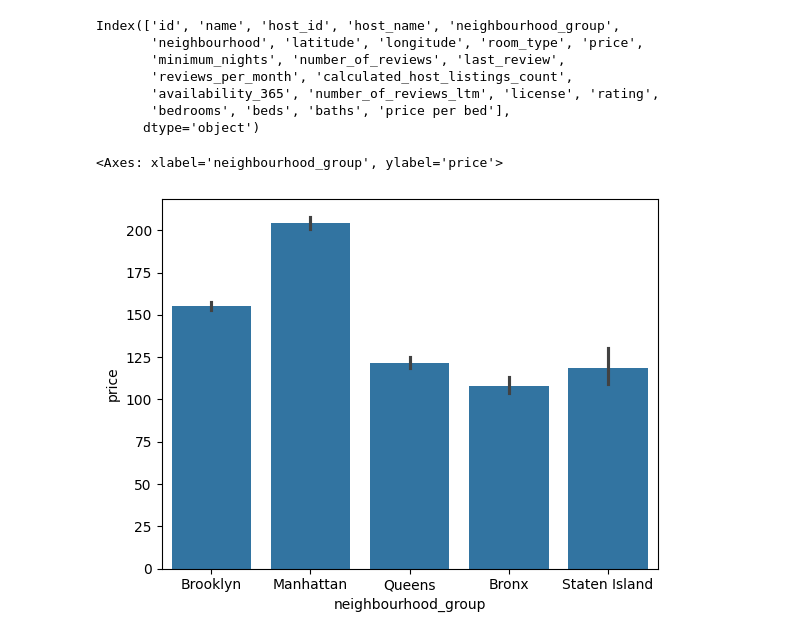
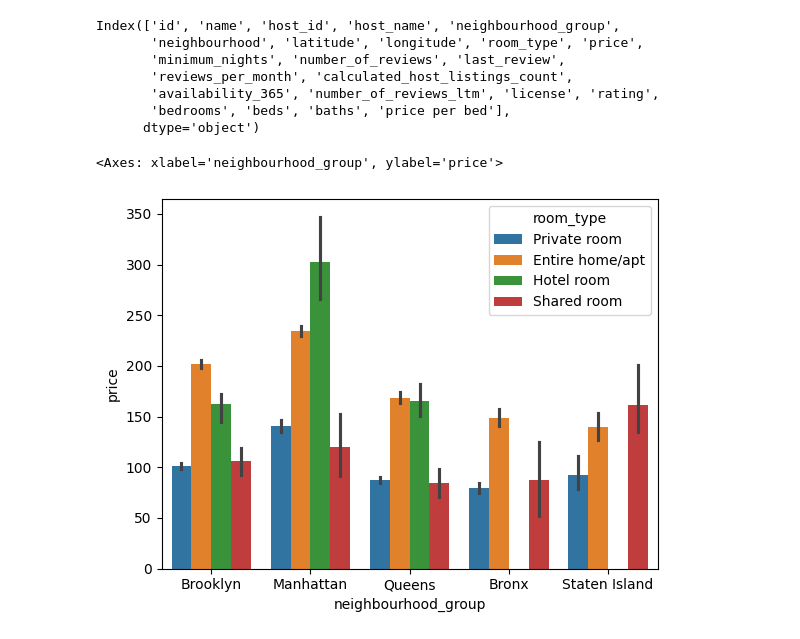
Before and after one commit to Sparsh015/New-York-air-bnb-project-DA, a Jupyter notebook: jupy.ipynb, the cells around one changed output. Cells and saved outputs as stored; diff of their text form; code cells hidden in the pictures.

```diff
--- a/jupy.ipynb
+++ b/jupy.ipynb
@@ -289,7 +289,7 @@ Index(['id', 'name', 'host_id', 'host_name', 'neighbourhood_group',
        'bedrooms', 'beds', 'baths', 'price per bed'],
       dtype='object')
 # %%
-sns.barplot(data=df , x = 'neighbourhood_group',y = 'price')
+sns.barplot(data=df , x = 'neighbourhood_group',y = 'price',hue = 'room_type')
 # %% [output]
 <Axes: xlabel='neighbourhood_group', ylabel='price'>
-[figure, old version]
+[figure, new version]
```
